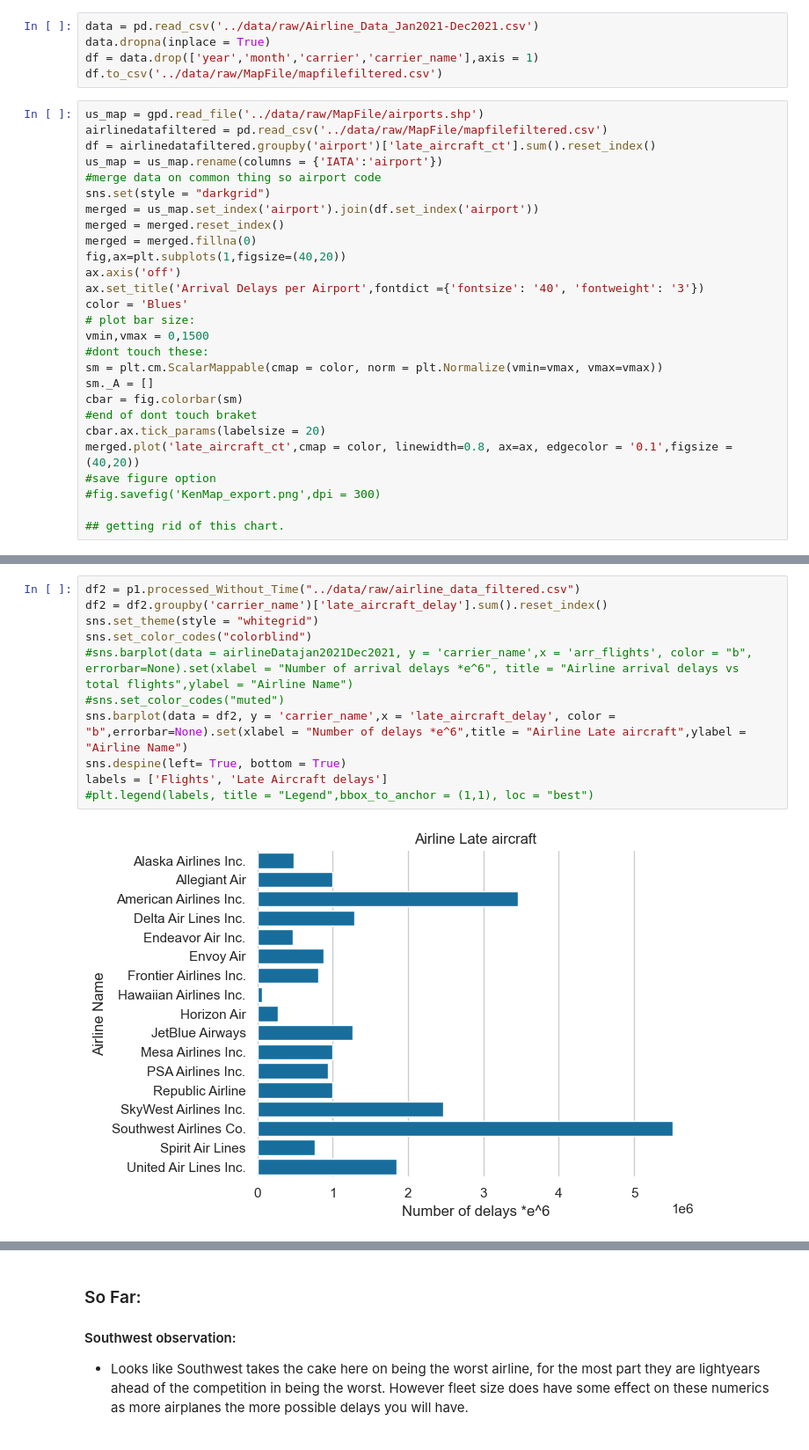
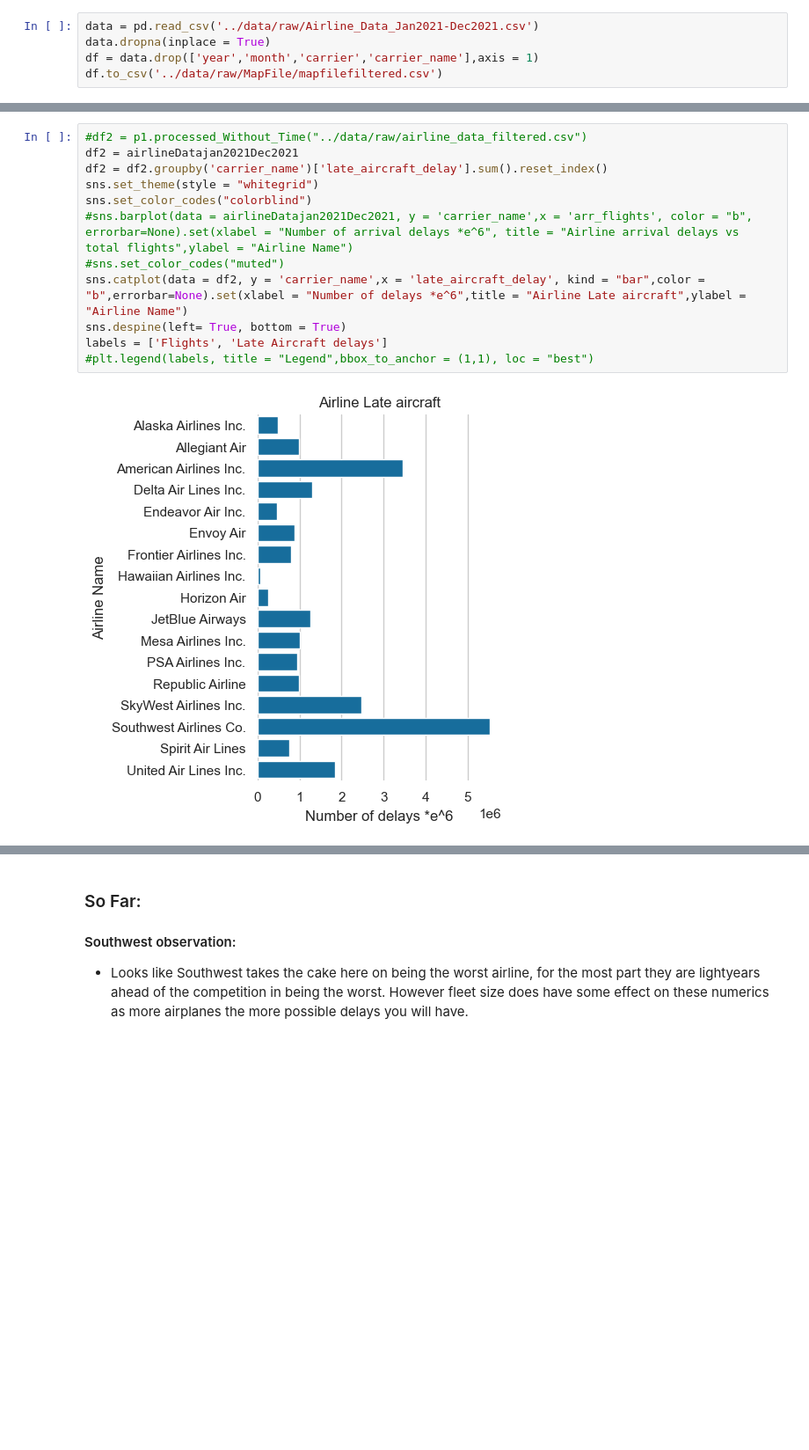
Before and after one commit to ubco-W2022T2-data301/project-group-group51, a Jupyter notebook: analysis/analysis2.ipynb, the cells around one changed output, grey strips where cells are left out. Shown: that part at 88% size. Drawn from its saved outputs; the diff is of its cells as text; blank space fills up the shorter version.

Commit message:
Diffrent plot types added

```diff
--- a/analysis/analysis2.ipynb
+++ b/analysis/analysis2.ipynb
@@ -79,30 +83,3 @@ data = pd.read_csv('../data/raw/Airline_Data_Jan2021-Dec2021.csv')
 data.dropna(inplace = True)
 df = data.drop(['year','month','carrier','carrier_name'],axis = 1)
 df.to_csv('../data/raw/MapFile/mapfilefiltered.csv')
-# %%
-us_map = gpd.read_file('../data/raw/MapFile/airports.shp')
-airlinedatafiltered = pd.read_csv('../data/raw/MapFile/mapfilefiltered.csv')
-df = airlinedatafiltered.groupby('airport')['late_aircraft_ct'].sum().reset_index()
-us_map = us_map.rename(columns = {'IATA':'airport'})
-#merge data on common thing so airport code
-sns.set(style = "darkgrid")
-merged = us_map.set_index('airport').join(df.set_index('airport'))
-merged = merged.reset_index()
-merged = merged.fillna(0)
-fig,ax=plt.subplots(1,figsize=(40,20))
-ax.axis('off')
-ax.set_title('Arrival Delays per Airport',fontdict ={'fontsize': '40', 'fontweight': '3'})
-color = 'Blues'
-# plot bar size:
-vmin,vmax = 0,1500
-#dont touch these:
-sm = plt.cm.ScalarMappable(cmap = color, norm = plt.Normalize(vmin=vmax, vmax=vmax))
-sm._A = []
-cbar = fig.colorbar(sm)
-#end of dont touch braket
-cbar.ax.tick_params(labelsize = 20)
-merged.plot('late_aircraft_ct',cmap = color, linewidth=0.8, ax=ax, edgecolor = '0.1',figsize = (40,20))
-#save figure option
-#fig.savefig('KenMap_export.png',dpi = 300)
-
-## getting rid of this chart.
@@ -112,14 +86,15 @@ merged.plot('late_aircraft_ct',cmap = color, linewidth=0.8, ax=ax, edgecolor = '
 # %%
-df2 = p1.processed_Without_Time("../data/raw/airline_data_filtered.csv")
+#df2 = p1.processed_Without_Time("../data/raw/airline_data_filtered.csv")
+df2 = airlineDatajan2021Dec2021
 df2 = df2.groupby('carrier_name')['late_aircraft_delay'].sum().reset_index()
 sns.set_theme(style = "whitegrid")
 sns.set_color_codes("colorblind")
 #sns.barplot(data = airlineDatajan2021Dec2021, y = 'carrier_name',x = 'arr_flights', color = "b", errorbar=None).set(xlabel = "Number of arrival delays *e^6", title = "Airline arrival delays vs total flights",ylabel = "Airline Name")
 #sns.set_color_codes("muted")
-sns.barplot(data = df2, y = 'carrier_name',x = 'late_aircraft_delay', color = "b",errorbar=None).set(xlabel = "Number of delays *e^6",title = "Airline Late aircraft",ylabel = "Airline Name")
+sns.catplot(data = df2, y = 'carrier_name',x = 'late_aircraft_delay', kind = "bar",color = "b",errorbar=None).set(xlabel = "Number of delays *e^6",title = "Airline Late aircraft",ylabel = "Airline Name")
 sns.despine(left= True, bottom = True)
 labels = ['Flights', 'Late Aircraft delays']
 #plt.legend(labels, title = "Legend",bbox_to_anchor = (1,1), loc = "best")
 # %% [output]
-[figure, old version]
+[figure, new version]
 # %%
```
Also changed, not shown: parts of 8 cells of this notebook, 2 other files.
